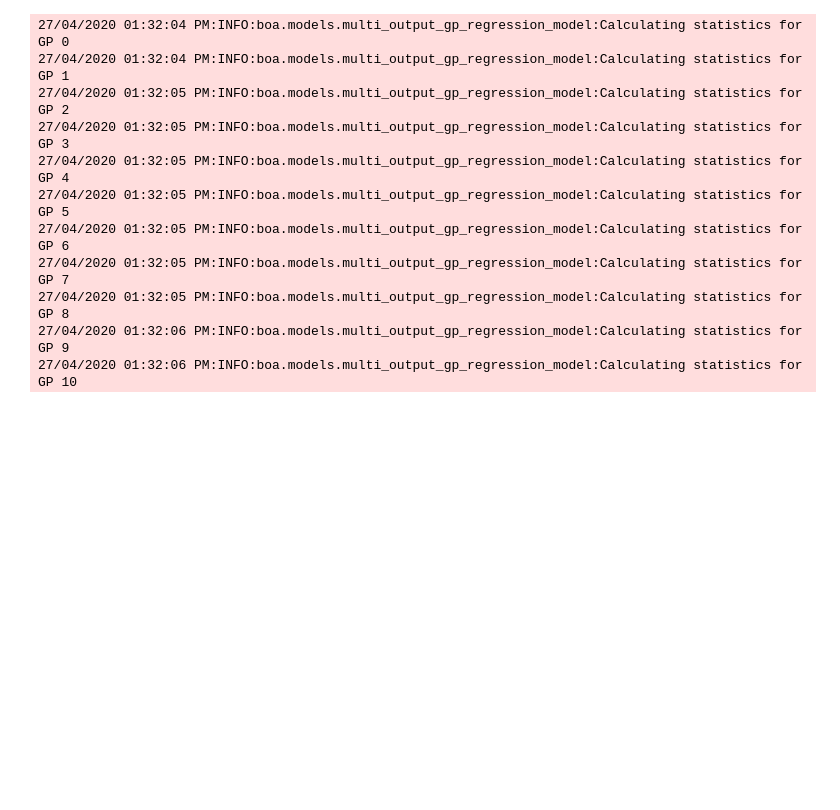
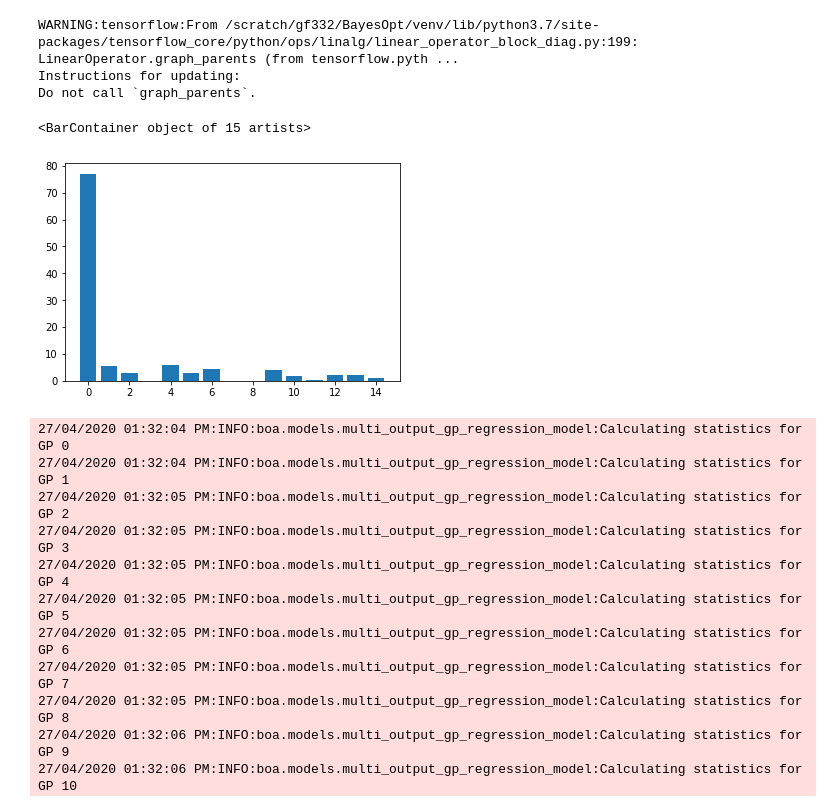
Before and after one commit to gncs/boa, a Jupyter notebook: notebooks/scratch.ipynb, the cells around one changed output. Cells and saved outputs as stored; diff of their text form; code cells hidden in the pictures; blank space fills up the shorter version.

```diff
--- a/notebooks/scratch.ipynb
+++ b/notebooks/scratch.ipynb
@@ -149,3 +135,14 @@ checkpoint  model.data-00000-of-00001  model.index  model.json
+# %%
+svd_gpar = SVDFactorizedGPARModel.restore("../models/fft/pred/20200430-165133/size_25/model_0/model")
+# %% [output]
+WARNING:tensorflow:From /scratch/gf332/BayesOpt/venv/lib/python3.7/site-packages/tensorflow_core/python/ops/linalg/linear_operator_block_diag.py:199: LinearOperator.graph_parents (from tensorflow.pyth ...
+Instructions for updating:
+Do not call `graph_parents`.
+# %%
+plt.bar(range(15), svd_gpar._singular_values().numpy())
+# %% [output]
+<BarContainer object of 15 artists>
+[figure, added]
 # %%
 model = GPARModel.restore("../models/fft/pred/20200418-113422/size_200/model_1/model")#
 #model = FullyFactorizedGPModel.restore("../models/fft/pred/20200325-180355/size_100/model_1/model")
```
Also changed, not shown: parts of 18 cells of this notebook, 13 other files.
